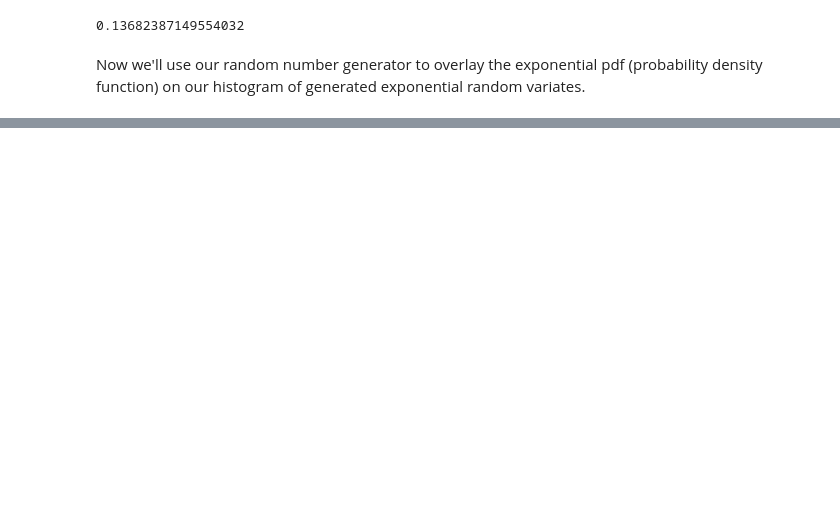
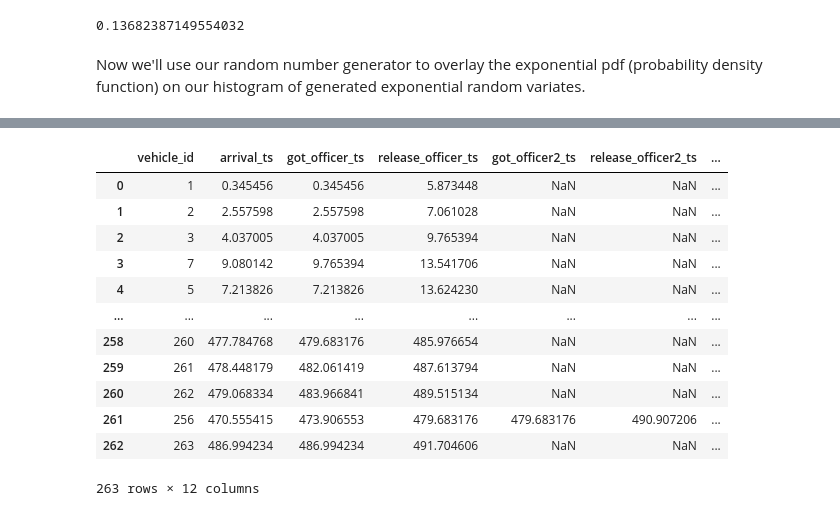
Before and after one commit to MickiRhen/rhenhw3, a Jupyter notebook: notebooks/rhenhw3_simulation.ipynb, the cells around one changed output, grey strips where cells are left out. Saved outputs shown, nothing was run; the diff lists cells and outputs as text; code cells hidden in the pictures; blank space fills up the shorter version.

```diff
--- a/notebooks/rhenhw3_simulation.ipynb
+++ b/notebooks/rhenhw3_simulation.ipynb
@@ -206,0 +545,17 @@ Vehicle 12 created at time 23.606518713330075
+# %%
+crossing_vehicle_log_df = compute_durations(crossing_vehicle_log_df)
+crossing_vehicle_log_df
+# %% [output]
+|  | vehicle_id | arrival_ts | got_officer_ts | release_officer_ts | got_officer2_ts | release_officer2_ts | ... |
+| 0 | 1 | 0.345456 | 0.345456 | 5.873448 | NaN | NaN | ... |
+| 1 | 2 | 2.557598 | 2.557598 | 7.061028 | NaN | NaN | ... |
+| 2 | 3 | 4.037005 | 4.037005 | 9.765394 | NaN | NaN | ... |
+| 3 | 7 | 9.080142 | 9.765394 | 13.541706 | NaN | NaN | ... |
+| 4 | 5 | 7.213826 | 7.213826 | 13.624230 | NaN | NaN | ... |
+| ... | ... | ... | ... | ... | ... | ... | ... |
+| 258 | 260 | 477.784768 | 479.683176 | 485.976654 | NaN | NaN | ... |
+| 259 | 261 | 478.448179 | 482.061419 | 487.613794 | NaN | NaN | ... |
+| 260 | 262 | 479.068334 | 483.966841 | 489.515134 | NaN | NaN | ... |
+| 261 | 256 | 470.555415 | 473.906553 | 479.683176 | 479.683176 | 490.907206 | ... |
+| 262 | 263 | 486.994234 | 486.994234 | 491.704606 | NaN | NaN | ... |
+263 rows × 12 columns
```
Also changed, not shown: parts of 40 cells of this notebook.
